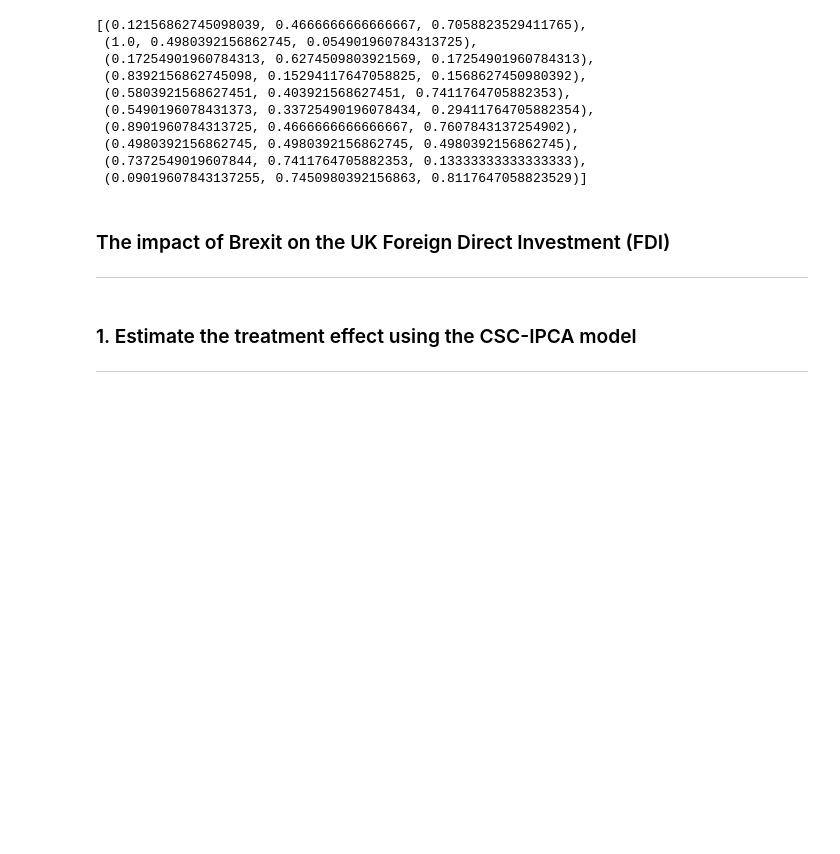
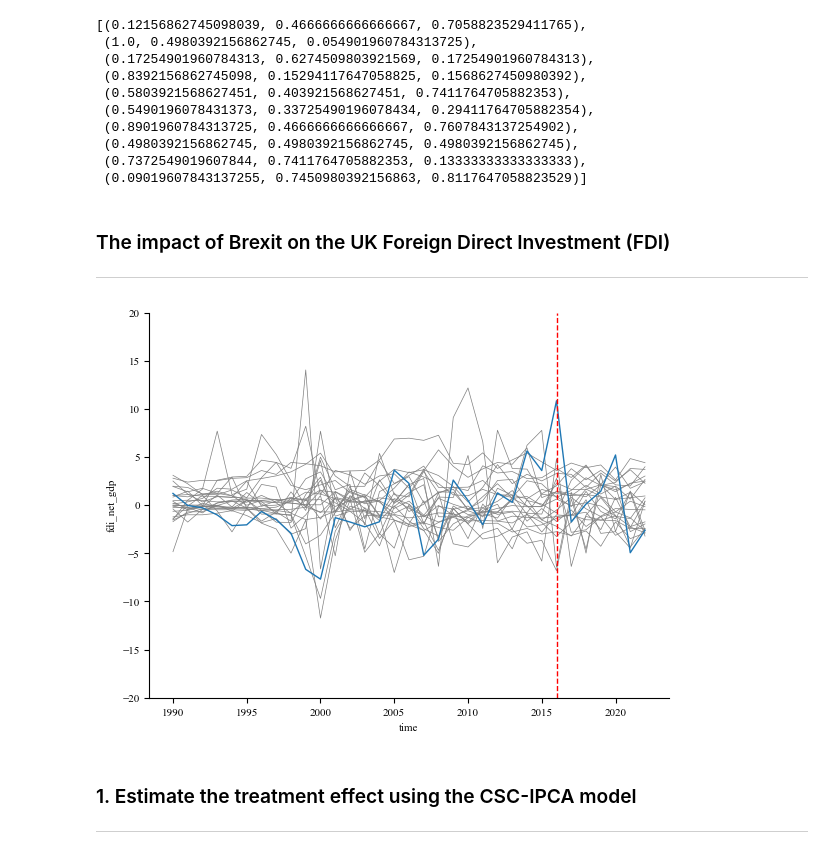
Before and after one commit to CongWang141/JMP, a Jupyter notebook: test7_empirical_study.ipynb, the cells around one changed output. Drawn from its saved outputs; the diff is of its cells as text; code cells hidden in the pictures; blank space fills up the shorter version.

```diff
--- a/test7_empirical_study.ipynb
+++ b/test7_empirical_study.ipynb
@@ -32,6 +32,17 @@ from src.scm import SCM
 # %%
 # load the data
 df = pd.read_csv('data/df_ukfdi.csv')
+# %%
+fig, ax = plt.subplots(1, 1, figsize=(6.7, 5))
+
+sns.lineplot(data=df.query("tr_group==0"), x='time', y='fdi_net_gdp', ax=ax, units='country', estimator=None, color=colors[7], linewidth=0.5)
+sns.lineplot(data=df.query("tr_group==1"), x='time', y='fdi_net_gdp', ax=ax, units='country', estimator=None, color=colors[0], linewidth=1)
+ax.axvline(2016, color='red', linestyle='--', linewidth=1)
+ax.set(ylim=(-20, 20))
+
+sns.despine()
+# %% [output]
+[figure, added]
 # %% [markdown]
 ### 1. Estimate the treatment effect using the CSC-IPCA model
 ---
```
Also changed, not shown: parts of 6 cells of this notebook, 11 other files.
